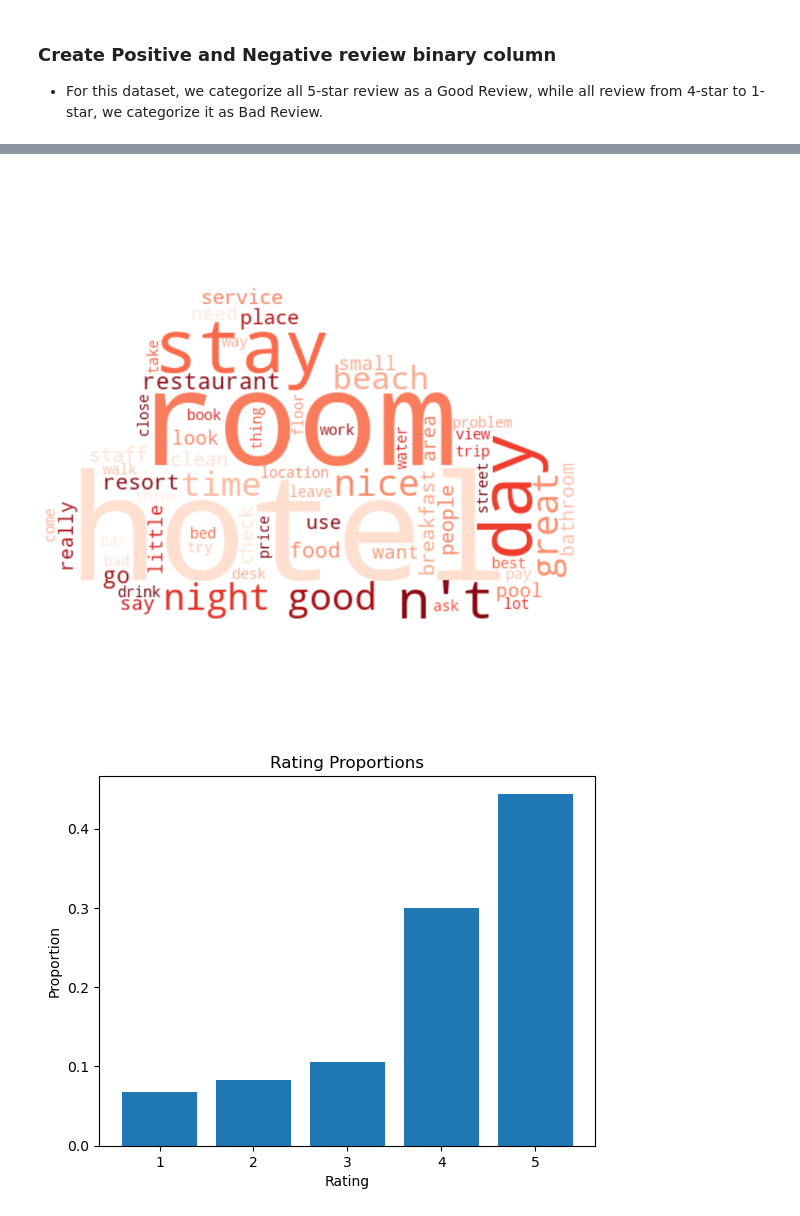
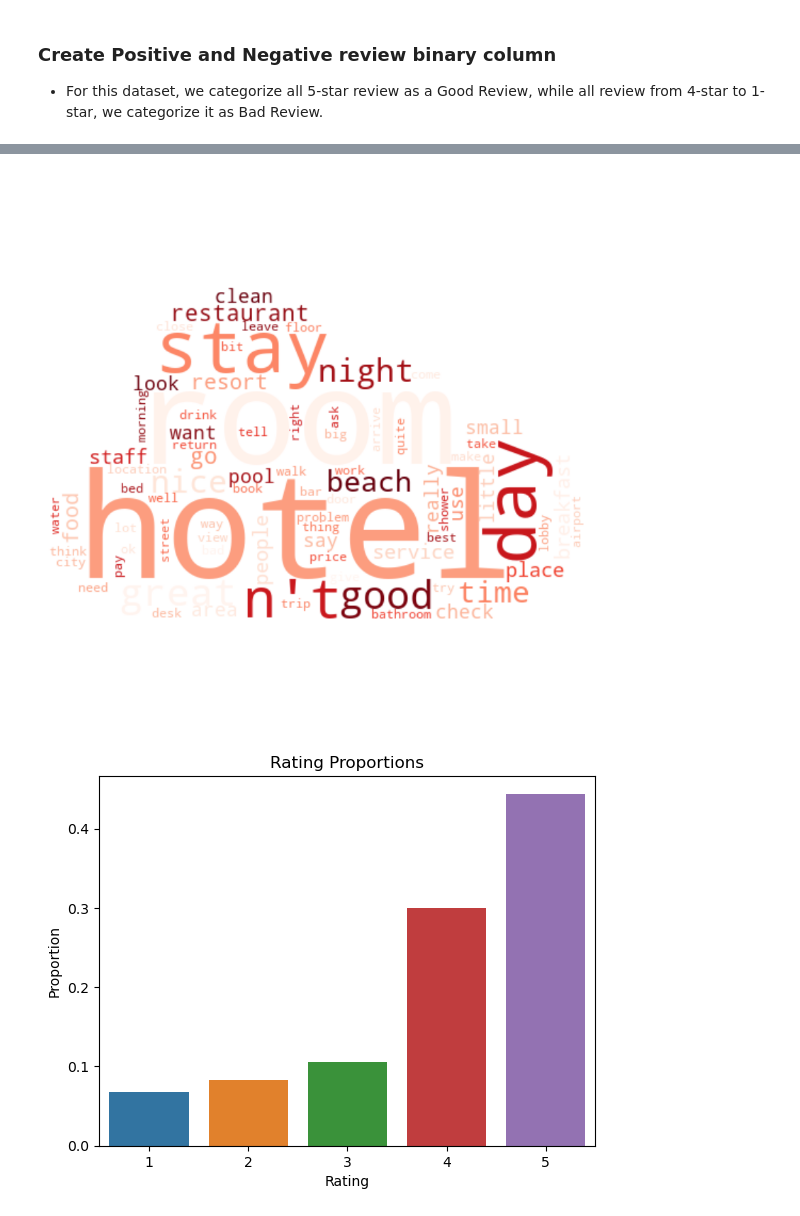
Before and after one commit to ErikaMelt/hotel_reviews_nltk, a Jupyter notebook: hotel_review_nltk.ipynb, the cells around one changed output, grey strips where cells are left out. Saved outputs shown, nothing was run; the diff lists cells and outputs as text; code cells hidden in the pictures.

```diff
--- a/hotel_review_nltk.ipynb
+++ b/hotel_review_nltk.ipynb
@@ -75,7 +23,7 @@ from sklearn.metrics import classification_report # for classification report
 # %% [markdown]
 ### Load dataset
 # %%
-df = pd.read_csv('/Users/eo/src/hotel_review_sentiment_analysis_nltk/trip_advisor_reviews.csv', encoding = 'ISO-8859-1')
+df = pd.read_csv('data/trip_advisor_reviews.csv', encoding = 'ISO-8859-1')
 df.head()
 # %% [output]
 |  | S.No. | Review | Rating |
@@ -178,11 +146,3 @@ df.head()
 | 19098 | ok hotel good location stayed nig... | 3 | ok hotel good location stay night... |
 | 2450 | great service nice pool ok beach ... | 4 | great service nice pool ok beach ... |
 | 960 | surprising treat spent weekend ju... | 5 | surprising treat spend weekend ju... |
-# %%
-# add sentiment analysis
-
-sid = SentimentIntensityAnalyzer()
-
-df['Sentiments'] = df['Clean_Review'].apply(lambda x: sid.polarity_scores(x))
-# %%
-df = pd.concat([df.drop(['Sentiments'], axis=1), df['Sentiments'].apply(pd.Series)], axis=1)
@@ -235,10 +185,0 @@ df.head()
-# %%
-# add tf-idfs
-from sklearn.feature_extraction.text import TfidfVectorizer
-tfidf = TfidfVectorizer(min_df = 10)
-tfidf_result = tfidf.fit_transform(df['Clean_Review']).toarray()
-tfidf_df = pd.DataFrame(tfidf_result, columns = tfidf.get_feature_names_out())
-tfidf_df.columns = ['word_' + str(x) for x in tfidf_df.columns]
-tfidf_df.index = df.index
-df = pd.concat([df, tfidf_df], axis=1)
-df.head()
@@ -288,22 +223,22 @@ wordCloud_generator(train_pos, 'white', 'ocean')
 # %%
 wordCloud_generator(train_neg, 'white', 'Reds')
 # %% [output]
-[figure, old version]
+[figure, new version]
 # %%
+import seaborn as sns
 import matplotlib.pyplot as plt
 
-# Calculate the rating proportions
 rating_proportions = df['Rating'].value_counts(normalize=True).sort_index()
 
-# Create the bar plot
-plt.bar(rating_proportions.index, rating_proportions.values)
+# Crear el gráfico de barras con Seaborn
+sns.barplot(x=rating_proportions.index, y=rating_proportions.values)
 
-# Add labels and title
+# Agregar etiquetas y título con Matplotlib
 plt.xlabel('Rating')
 plt.ylabel('Proportion')
 plt.title('Rating Proportions')
 
-# Show the plot
+# Mostrar el gráfico
 plt.show()
 # %% [output]
-[figure, old version]
+[figure, new version]
```
Also changed, not shown: parts of 29 cells of this notebook, 5 other files.
